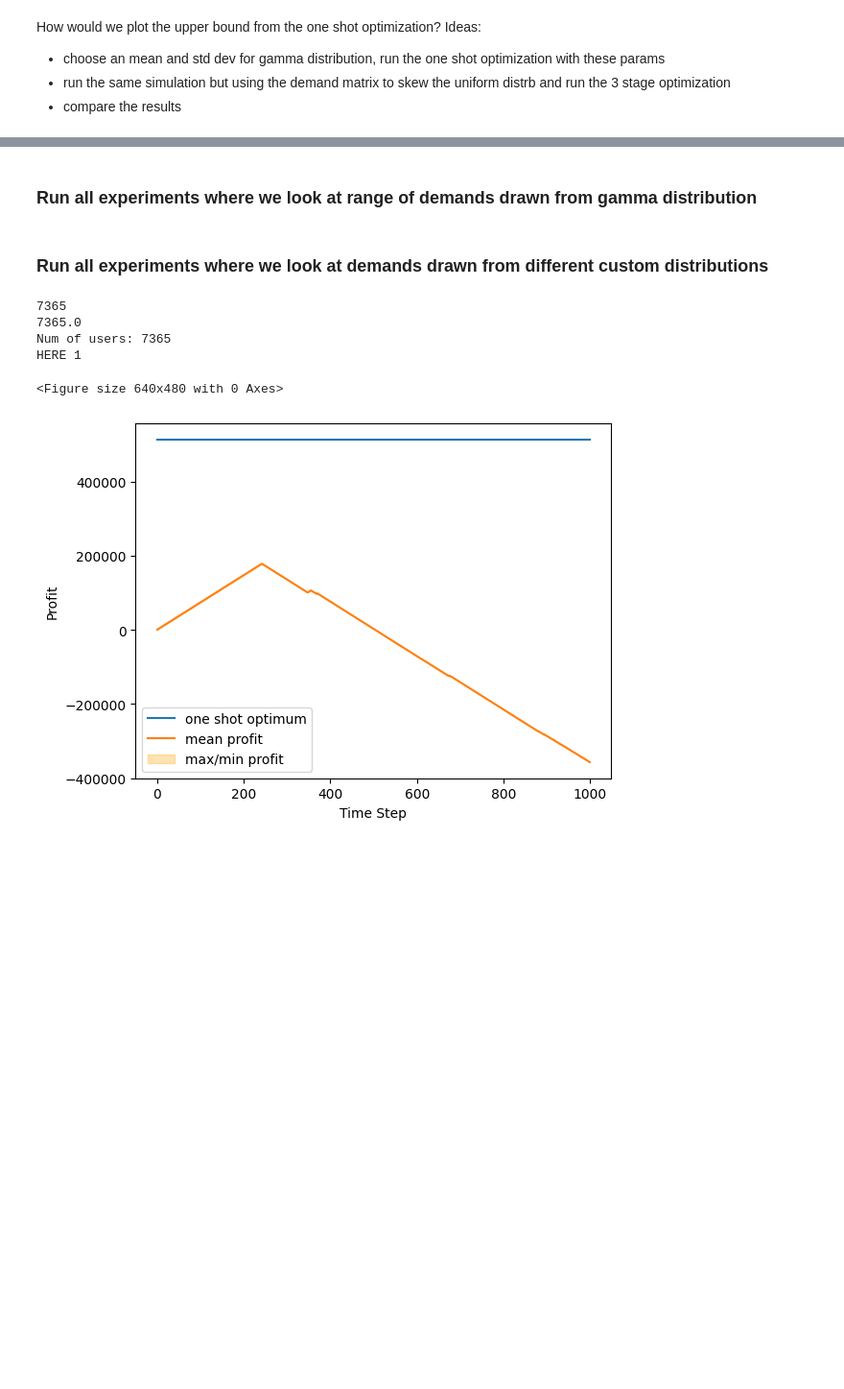
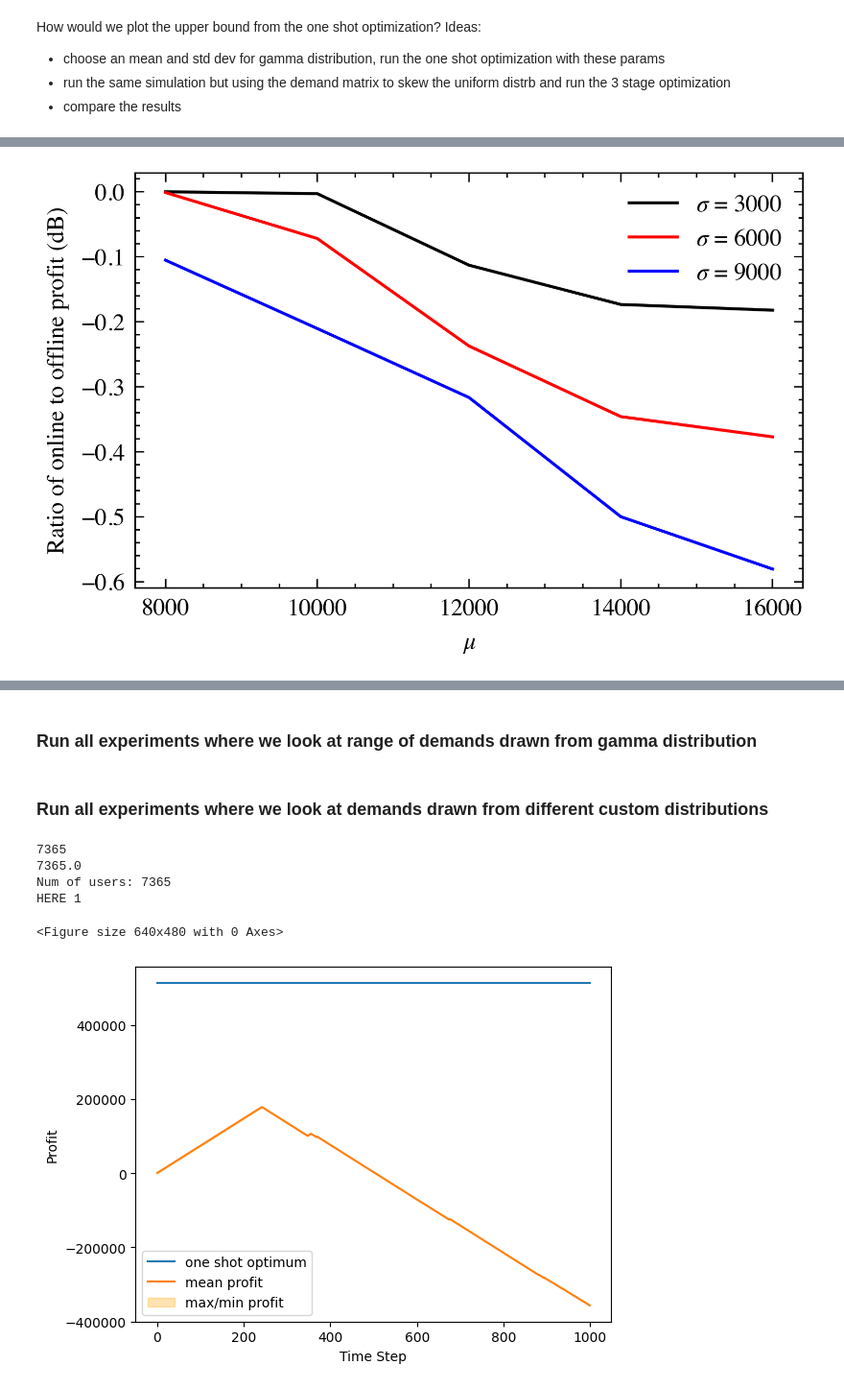
Before and after one commit to brieonbread/leo_mac_sim, a Jupyter notebook: mac_protocol_simulation_v2.ipynb, the cells around one changed output, grey strips where cells are left out. Shown at 96% size. Cells and saved outputs as stored; diff of their text form; code cells hidden in the pictures; blank space fills up the shorter version.

```diff
--- a/mac_protocol_simulation_v2.ipynb
+++ b/mac_protocol_simulation_v2.ipynb
@@ -1044,0 +1183,94 @@ for label in labels:
+# %%
+plt.style.use(['science', 'ieee'])
+plt.rcParams.update({
+"text.usetex": False,          # ← turn off external LaTeX
+"mathtext.fontset": "stix",    # ← optional: choose a math font
+"font.family": "serif",        # ← matches typical SciencePlots serif look
+})
+
+plt.rcParams["figure.figsize"] = (4,2.5)
+
+def process_experiment_2(sys_path, data_type, labels, sigmas, means, suffix=".pkl"):
+
+    for sigma_idx in range(len(labels)):
+        level = labels[sigma_idx]
+        diffs = []
+        for label in level:
+            # read in the online results
+            fp = sys_path + data_type + label + suffix
+
+            with open(fp, "rb") as f:
+                results = pickle.load(f)
+            # print("results.keys()", results.keys())
+            results_revenues_compilation = results["results_revenues_compilation"]
+            results_penalties_compilation = results["results_penalties_compilation"]
+            results_compilation = results["results_compilation"]
+            num_users_compilation = results["num_users_compilation"]
+
+            num_trials = len(results_compilation)
+            num_time_steps = len(results_compilation[0])
+
+            print("num_trials", num_trials)
+            print("num_time_steps", num_time_steps)
+
+            results_mean = []
+            results_min = []
+            results_max = []
+
+            # print("results_compilation", results_compilation[0])
+            # print("subtracted", np.array(results_revenues_compilation[0]) - np.array(results_penalties_compilation[0]))
+
+            for t in range(num_time_steps):
+                temp = 0
+                temp_min = 1e9
+                temp_max = -1e9
+                for result in results_compilation:
+                # for result in results_revenues_compilation:
+                    temp += result[t]
+                    if result[t] < temp_min:
+                        temp_min = result[t]
+                    if result[t] > temp_max:
+                        temp_max = result[t]
+                results_mean.append(temp / num_trials) # TODO: change
+                results_min.append(temp_min)
+                results_max.append(temp_max)
+
+            # read in the offline results
+            fp = sys_path + "oneshot_" + label + suffix
+            with open(fp, "rb") as f:
+                oneshot_result = pickle.load(f)
+
+            oneshot_profits = oneshot_result["all_profits"]
+            # oneshot_profits = oneshot_result["all_revenues"]
+
+            one_shot_mean = np.mean(oneshot_profits)
+            one_shot_min  = np.min(oneshot_profits)
+            one_shot_max  = np.max(oneshot_profits)
+
+            # compute the final different between online and offline
+            # diffs.append(results_mean[-1] - one_shot_mean) # linear diff
+            # diffs.append(results_mean[-1]/one_shot_mean) # linear ratio
+            diffs.append(10*np.log10(results_mean[-1]/one_shot_mean)) # dB ratio
+
+        plt.plot(means, diffs, label=f"$\sigma$ = {sigmas[sigma_idx]}", linestyle="-")
+    plt.xticks(means)
+    plt.xlabel("$\mu$")
+    plt.ylabel("Ratio of online to offline profit (dB)")
+    plt.legend()
+    plt.show()
+
+sys_path = "/Users/brianli/Desktop/MEng/leo_mac_sim/"
+data_type = "threestage_v3_"
+suffix = ".pkl"
+# labels = [["10000_3000_5_", "12000_3000_5_", "14000_3000_5_", "16000_3000_5_"],
+#           ["10000_6000_5_", "12000_6000_5_", "14000_6000_5_", "16000_6000_5_"],
+#           ["10000_9000_5_", "12000_9000_5_", "14000_9000_5_", "16000_9000_5_"]]
+
+labels = [["8000_3000_100_", "10000_3000_100_", "12000_3000_100_", "14000_3000_100_", "16000_3000_100_"],
+          ["8000_6000_100_", "10000_6000_100_", "12000_6000_100_", "14000_6000_100_", "16000_6000_100_"],
+          ["8000_9000_100_", "10000_9000_100_", "12000_9000_100_", "14000_9000_100_", "16000_9000_100_"]]
+
+sigmas = [3000, 6000, 9000]
+means = [8_000, 10_000,12_000,14_000,16_000]
+process_experiment_2(sys_path, data_type, labels, sigmas, means, suffix=".pkl")
+# %% [output]
@@ -1045 +1294,2 @@ for label in labels:
+[figure, added]
 # %%
```
Also changed, not shown: parts of 10 cells of this notebook, 2 other files.
